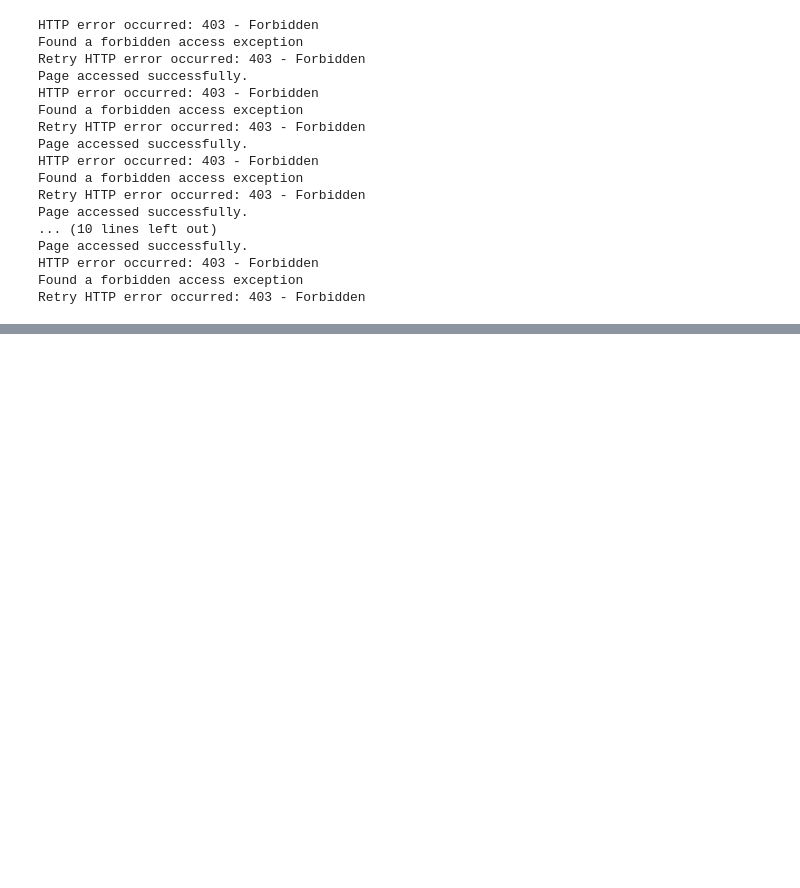
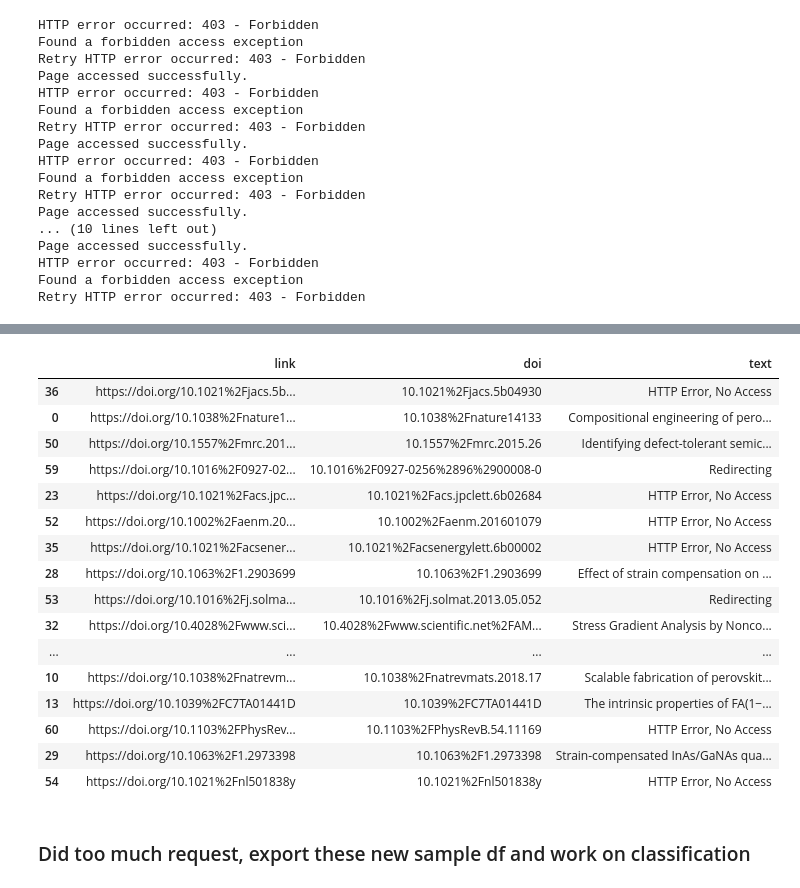
Before and after one commit to kanggunh/DSC180_B11, a Jupyter notebook: Jill's Work/sample_papers.ipynb, the cells around one changed output, grey strips where cells are left out. Drawn from its saved outputs; the diff is of its cells as text; code cells hidden in the pictures; blank space fills up the shorter version.

```diff
--- a/Jill's Work/sample_papers.ipynb
+++ b/Jill's Work/sample_papers.ipynb
@@ -49,8 +49,8 @@ sample_df_good['label'] = 1
 We will randomly select 12 and manually inspect if these paper are actually "bad"
 # %%
 # Read in the csv file
-random_papers_df = pd.read_csv("bad_paper_big.csv")
-random_papers_df.head()
+random_papers_df_bad = pd.read_csv("bad_paper_big.csv")
+random_papers_df_bad.head()
 # %% [output]
 |  | link | doi |
 | 0 | https://doi.org/10.1038%2Fnature1... | 10.1038%2Fnature14133 |
@@ -109,9 +109,13 @@ def get_text(soup):
 # %%
 def create_txt_list(df, col_name):
     #Function that given dataframe and column name that stores the link,
-    #We will extract the text and store them into a list to be returned.
+    #We will extract the text and store them into a list
+    #This function returns a modified df where they add a new column "text" associated with an list.
     text_lst = []
+    page_count = 0
     for link in df[col_name]:
+        page_count += 1
+        print(f"Analyzing {page_count}th link")
         try:
             page = urlopen(link)
             print("Page accessed successfully.")
@@ -156,6 +160,8 @@ def create_txt_list(df, col_name):
         html_content = page.read().decode("utf-8")
         soup = BeautifulSoup(html_content, "html.parser")
         text_lst.append(get_text(soup))
-    return text_lst
+        print()
+    df['text'] = text_lst
+    return df
 # %%
 #Extract text from good text dataframe
@@ -240,0 +220,3 @@ sampled_bad_df
+# %%
+sampled_bad_df_2 = random_papers_df_bad.sample(n=20, random_state=2)  # random_state for reproducibility
+sampled_bad_df_2
@@ -240,0 +279,2 @@ sampled_bad_df
+# %%
+sampled_bad_df_2 = create_txt_list(sampled_bad_df_2, "link")
@@ -240,0 +319,22 @@ sampled_bad_df
+# %%
+sampled_bad_df_2
+# %% [output]
+|  | link | doi | text |
+| 36 | https://doi.org/10.1021%2Fjacs.5b... | 10.1021%2Fjacs.5b04930 | HTTP Error, No Access |
+| 0 | https://doi.org/10.1038%2Fnature1... | 10.1038%2Fnature14133 | Compositional engineering of pero... |
+| 50 | https://doi.org/10.1557%2Fmrc.201... | 10.1557%2Fmrc.2015.26 | Identifying defect-tolerant semic... |
+| 59 | https://doi.org/10.1016%2F0927-02... | 10.1016%2F0927-0256%2896%2900008-0 | Redirecting |
+| 23 | https://doi.org/10.1021%2Facs.jpc... | 10.1021%2Facs.jpclett.6b02684 | HTTP Error, No Access |
+| 52 | https://doi.org/10.1002%2Faenm.20... | 10.1002%2Faenm.201601079 | HTTP Error, No Access |
+| 35 | https://doi.org/10.1021%2Facsener... | 10.1021%2Facsenergylett.6b00002 | HTTP Error, No Access |
+| 28 | https://doi.org/10.1063%2F1.2903699 | 10.1063%2F1.2903699 | Effect of strain compensation on ... |
+| 53 | https://doi.org/10.1016%2Fj.solma... | 10.1016%2Fj.solmat.2013.05.052 | Redirecting |
+| 32 | https://doi.org/10.4028%2Fwww.sci... | 10.4028%2Fwww.scientific.net%2FAM... | Stress Gradient Analysis by Nonco... |
+| ... | ... | ... | ... |
+| 10 | https://doi.org/10.1038%2Fnatrevm... | 10.1038%2Fnatrevmats.2018.17 | Scalable fabrication of perovskit... |
+| 13 | https://doi.org/10.1039%2FC7TA01441D | 10.1039%2FC7TA01441D | The intrinsic properties of FA(1−... |
+| 60 | https://doi.org/10.1103%2FPhysRev... | 10.1103%2FPhysRevB.54.11169 | HTTP Error, No Access |
+| 29 | https://doi.org/10.1063%2F1.2973398 | 10.1063%2F1.2973398 | Strain-compensated InAs/GaNAs qua... |
+| 54 | https://doi.org/10.1021%2Fnl501838y | 10.1021%2Fnl501838y | HTTP Error, No Access |
+# %% [markdown]
+### Did too much request, export these new sample df and work on classification
```
Also changed, not shown: parts of 14 cells of this notebook, 2 other files.
